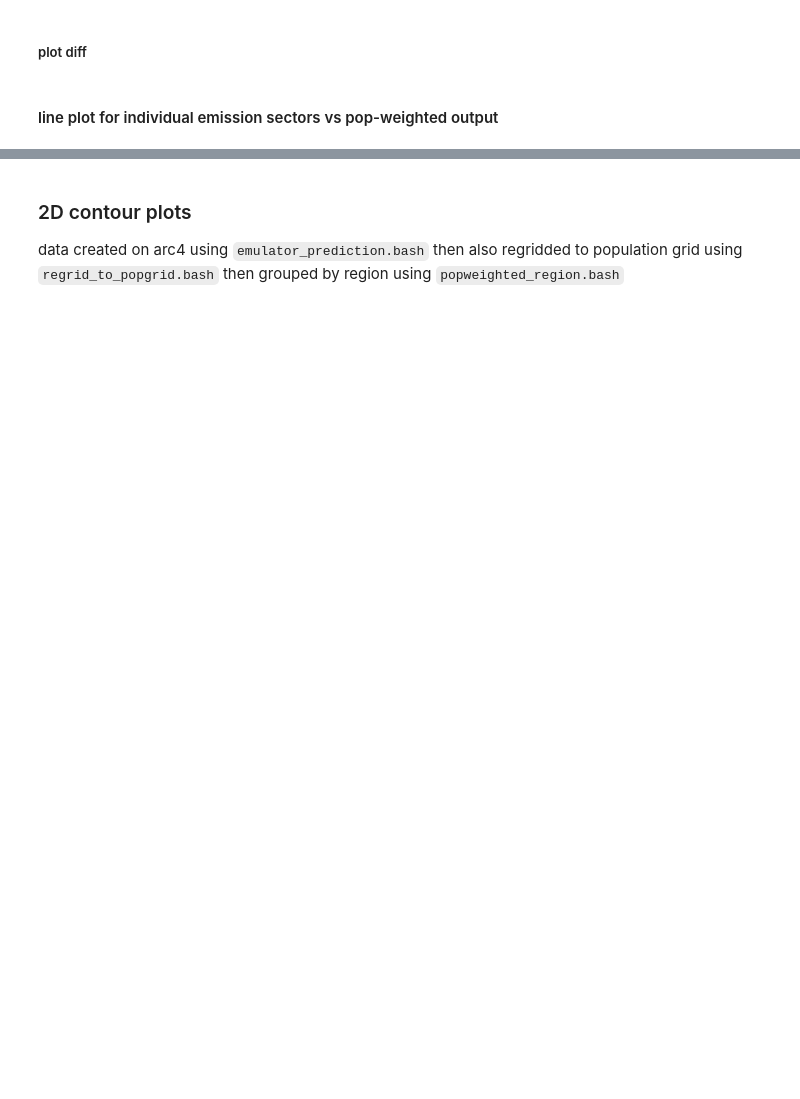
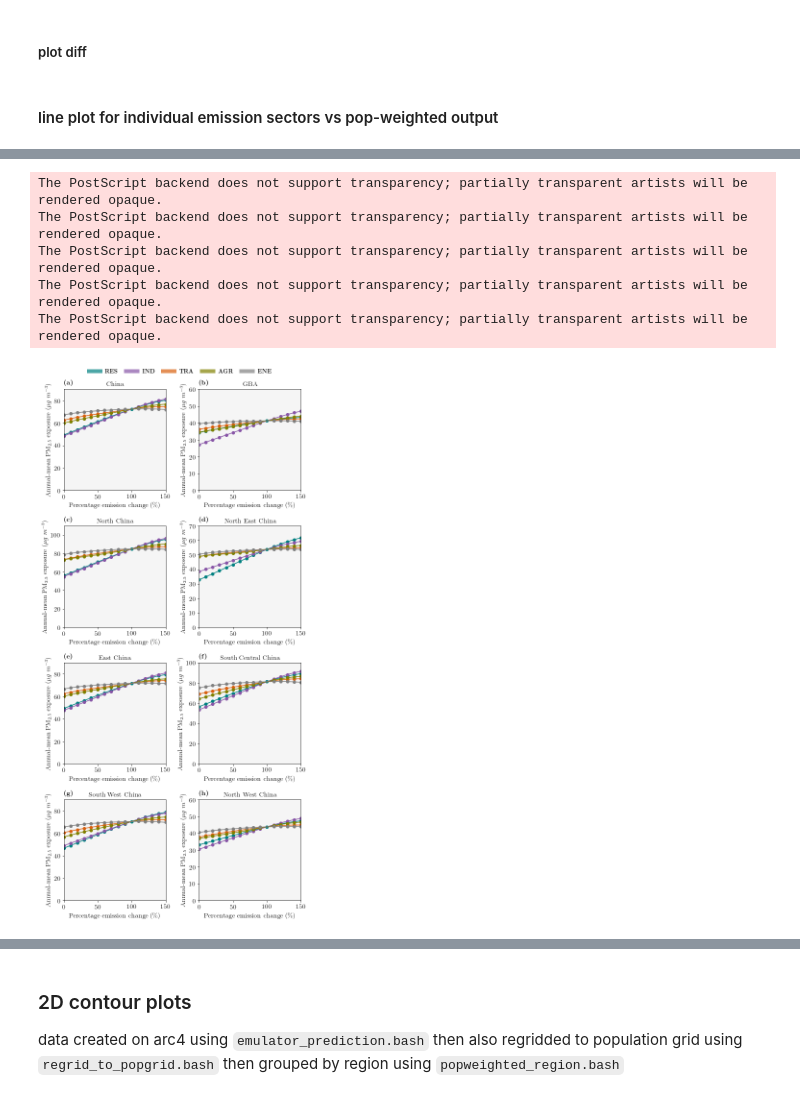
Before and after one commit to lukeconibear/emulator_annual, a Jupyter notebook: emulator_plots.ipynb, the cells around one changed output, grey strips where cells are left out. Saved outputs shown, nothing was run; the diff lists cells and outputs as text; code cells hidden in the pictures; blank space fills up the shorter version.

```diff
--- a/emulator_plots.ipynb
+++ b/emulator_plots.ipynb
@@ -1014,7 +959,7 @@ levels
 # %%
 outputs = [
     'PM2_5_DRY',
-    'o3',
+    'o3_6mDM8h',
     'AOD550_sfc',
     'asoaX_2p5',
     'bc_2p5',
@@ -1027,8 +972,8 @@ outputs = [
 ]
 
 labels = [
-    'Ambient PM$_{2.5}$ concentrations',
-    'Ambient O$_{3}$ concentrations',
+    'Annual-mean PM$_{2.5}$ concentrations',
+    '6mDM8h O$_{3}$ concentrations',
     'Surface AOD 550 nm',
     'Anthropogenic SOA concentrations',
     'BC concentrations',
@@ -1058,7 +1003,7 @@ fig = plt.figure(1, figsize=(10, 5))
 gs = gridspec.GridSpec(1, 2)
 
 output = 'o3'
-
+# 'PM2_5_DRY', 'o3_6mDM8h'
 # China
 ax = fig.add_subplot(gs[0], projection=ccrs.PlateCarree())
 ax.set_extent([73, 135, 18, 54], crs=ccrs.PlateCarree())
@@ -1067,8 +1012,8 @@ shape_feature = ShapelyFeature(
     ccrs.PlateCarree(),
     facecolor='none'
 )
-ax.background_patch.set_visible(False)
-ax.outline_patch.set_visible(False)
+ax.patch.set_visible(False)
+ax.spines['geo'].set_visible(False)
 ax.add_feature(shape_feature, edgecolor='black', linewidth=0.5)
 norm = matplotlib.colors.Normalize(
     vmin=levels[1],
@@ -1246,7 +1193,7 @@ def make_plot(index, output, outputs_popweighted, label, title):
     plt.xlabel('Percentage emission change ({\%})', fontsize=14)
     plt.ylabel(label, fontsize=14)
 
-    plt.annotate(r'\textbf{' + chr(97 + index) + '}', xy=(0,1.05), xycoords='axes fraction', fontsize=14)
+    plt.annotate(r'\textbf{(' + chr(97 + index) + ')}', xy=(0,1.05), xycoords='axes fraction', fontsize=14)
     plt.title(title, fontsize=14)
 
     res = {}
@@ -1294,34 +1239,44 @@ output = 'PM2_5_DRY'
+# %%
+output = 'PM2_5_DRY'
+label = 'Annual-mean PM$_{2.5}$ exposure (${\\mu}g$ $m^{-3}$)'
+
+#output = 'o3_6mDM8h'
+#label = '6mDM8h O$_{3}$ exposure ($ppb$)'
 # %%
 fig = plt.figure(1, figsize=(8, 16))
 gs = gridspec.GridSpec(4, 2)
-
-label = 'Ambient PM$_{2.5}$ exposure (${\\mu}g$ $m^{-3}$)'
-#label = 'Ambient O$_{3}$ exposure ($ppb$)'
 
 make_plot(0, output, [item for item in popweighted.items() if 'china_' + output in item[0]], label, 'China')
 make_plot(1, output, [item for item in popweighted.items() if 'gba_' + output in item[0]], label, 'GBA')
 make_plot(2, output, [item for item in popweighted.items() if 'china_north_' + output in item[0]], label, 'North China')
 make_plot(3, output, [item for item in popweighted.items() if 'china_north_east_' + output in item[0]], label, 'North East China')
 make_plot(4, output, [item for item in popweighted.items() if 'china_east_' + output in item[0]], label, 'East China')
 make_plot(5, output, [item for item in popweighted.items() if 'china_south_central_' + output in item[0]], label, 'South Central China')
 make_plot(6, output, [item for item in popweighted.items() if 'china_south_west_' + output in item[0]], label, 'South West China')
 make_plot(7, output, [item for item in popweighted.items() if 'china_north_west_' + output in item[0]], label, 'North West China')
 
 leg_1 = matplotlib.lines.Line2D([], [], color='teal', linewidth=8.0, label=r'\textbf{RES}', alpha=0.7)
 leg_2 = matplotlib.lines.Line2D([], [], color='#8856a7', linewidth=8.0, label=r'\textbf{IND}', alpha=0.7)
 leg_3 = matplotlib.lines.Line2D([], [], color='#d95f0e', linewidth=8.0, label=r'\textbf{TRA}', alpha=0.7)
 leg_4 = matplotlib.lines.Line2D([], [], color='olive', linewidth=8.0, label=r'\textbf{AGR}', alpha=0.7)
 leg_5 = matplotlib.lines.Line2D([], [], color='grey', linewidth=8.0, label=r'\textbf{ENE}', alpha=0.7)
 
 gs.tight_layout(fig, rect=[0, 0, 1.0, 1.0])
 
 bb = (fig.subplotpars.left + 0.06, fig.subplotpars.top + 0.03, fig.subplotpars.right - fig.subplotpars.left - 0.1, 0.1)
 plt.legend(
     fontsize=12, fancybox=True, loc='upper center', bbox_to_anchor=bb, ncol=5, frameon=False,
     handles=[leg_1, leg_2, leg_3, leg_4, leg_5], mode='expand', borderaxespad=0.,
     bbox_transform=fig.transFigure
 )
 
-#plt.savefig('/nfs/b0122/Users/earlacoa/png/paper_aia_emulator_annual/{output}_line-plot_all.png', dpi=700, alpha=True, bbox_inches='tight')
-#plt.savefig('/nfs/b0122/Users/earlacoa/png/paper_aia_emulator_annual/{output}_line-plot_all.eps', format='eps', dpi=700, alpha=True, bbox_inches='tight')
+plt.savefig(f'/nfs/b0122/Users/earlacoa/png/paper_aia_emulator_annual/{output}_line-plot_all.png', dpi=700, alpha=True, bbox_inches='tight')
+plt.savefig(f'/nfs/b0122/Users/earlacoa/png/paper_aia_emulator_annual/{output}_line-plot_all.eps', format='eps', dpi=700, alpha=True, bbox_inches='tight')
 plt.show()
+# %% [output]
+The PostScript backend does not support transparency; partially transparent artists will be rendered opaque.
+The PostScript backend does not support transparency; partially transparent artists will be rendered opaque.
+The PostScript backend does not support transparency; partially transparent artists will be rendered opaque.
+The PostScript backend does not support transparency; partially transparent artists will be rendered opaque.
+The PostScript backend does not support transparency; partially transparent artists will be rendered opaque.
+[figure, added]
```
Also changed, not shown: parts of 30 cells of this notebook, 16 other files.
